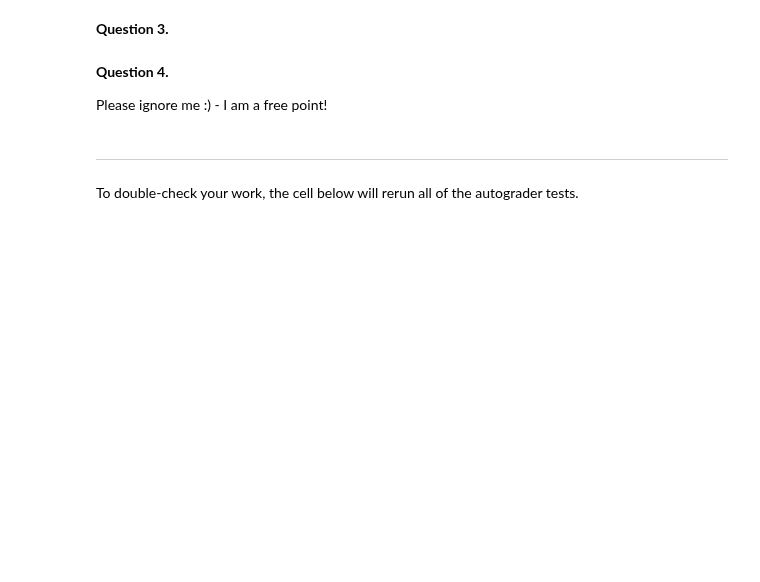
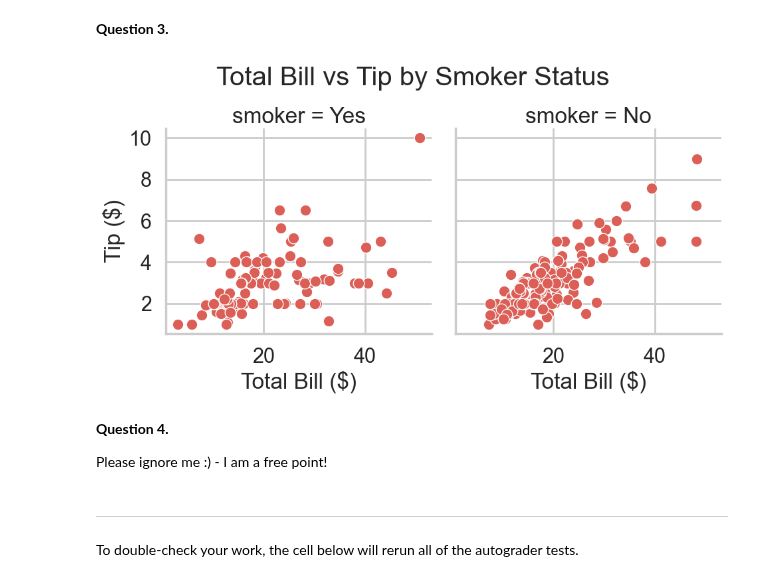
Before and after one commit to hoffm714-stack/M3A4, a Jupyter notebook: intro2Seaborn.ipynb, the cells around one changed output. Drawn from its saved outputs; the diff is of its cells as text; code cells hidden in the pictures; blank space fills up the shorter version.

```diff
--- a/intro2Seaborn.ipynb
+++ b/intro2Seaborn.ipynb
@@ -167,9 +265,19 @@ tips = sns.load_dataset("tips")
 # %%
 import seaborn as sns
 import matplotlib.pyplot as plt
 
+# Loading the dataset
 tips = sns.load_dataset("tips")
-...
+
+# Creating the relational plot that compares smoker vs non-smoker
+g = sns.relplot(data=tips, x="total_bill", y="tip", col="smoker")
+
+# Adding labels and title and displaying the relational plot
+g.set_axis_labels("Total Bill ($)", "Tip ($)")
+plt.suptitle("Total Bill vs Tip by Smoker Status", y=1.05)
+plt.show()
+# %% [output]
+[figure, added]
 # %% [markdown]
 <!-- END QUESTION -->
 
```
Also changed, not shown: parts of 19 cells of this notebook.
